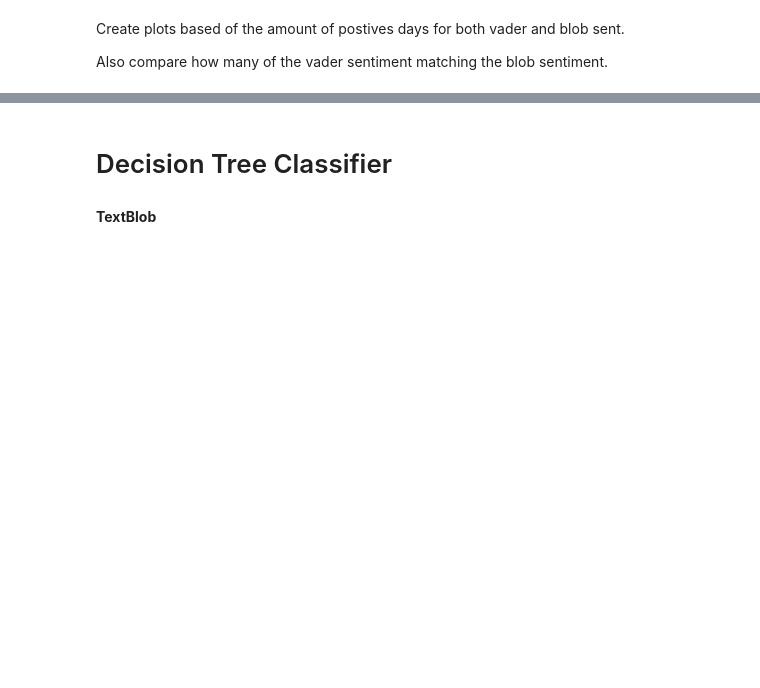
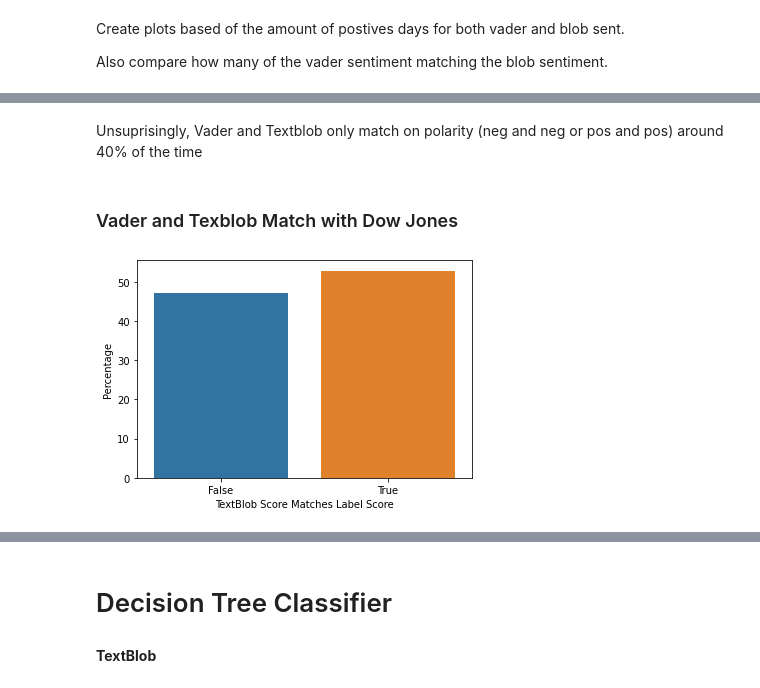
Before and after one commit to yuanfengli168/IMT575_DS, a Jupyter notebook: News_Headlines_And_Stock_Performance.ipynb, the cells around one changed output, grey strips where cells are left out. Saved outputs shown, nothing was run; the diff lists cells and outputs as text; code cells hidden in the pictures; blank space fills up the shorter version.

```diff
--- a/News_Headlines_And_Stock_Performance.ipynb
+++ b/News_Headlines_And_Stock_Performance.ipynb
@@ -802,0 +620,11 @@ See the caveats in the documentation: https://pandas.pydata.org/pandas-docs/stab
+# %% [markdown]
+Unsuprisingly, Vader and Textblob only match on polarity (neg and neg or pos and pos) around 40% of the time
+# %% [markdown]
+### Vader and Texblob Match with Dow Jones
+# %%
+x= label_sent_df['blob_correct_score']
+ax = sns.barplot(x=x, y=x,  estimator=percentage)
+ax.set(ylabel="Percentage", xlabel = 'TextBlob Score Matches Label Score')
+plt.show()
+# %% [output]
+[figure, added]
```
Also changed, not shown: parts of 79 cells of this notebook.
